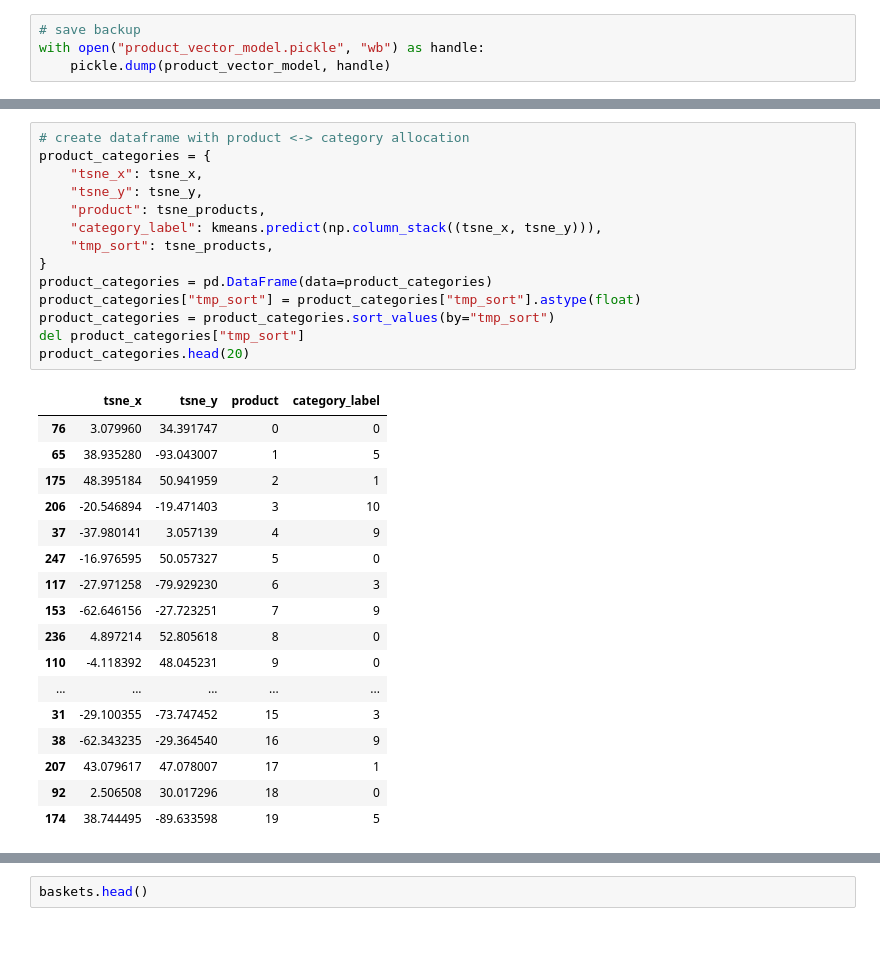
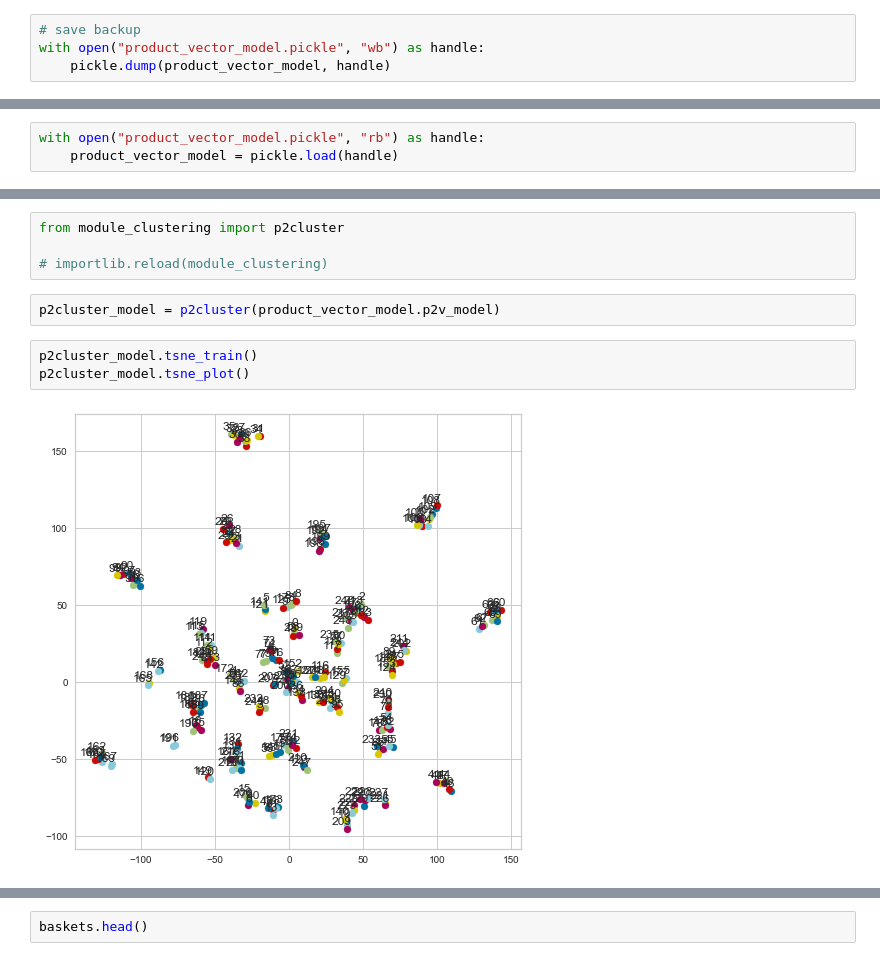
Before and after one commit to AsmirMumin/Retail-Coupon-Recommendation-for-Revenue-Optimization, a Jupyter notebook: MLiM Final Assignment.ipynb, the cells around one changed output, grey strips where cells are left out. Cells and saved outputs as stored; diff of their text form.

```diff
--- a/MLiM Final Assignment.ipynb
+++ b/MLiM Final Assignment.ipynb
@@ -234 +187,4 @@ tsne_x, tsne_y, tsne_products = tsne_plot(product_vector_model.p2v_model, 2, 500
+# %%
+with open("product_vector_model.pickle", "rb") as handle:
+    product_vector_model = pickle.load(handle)
 # %% [markdown]
@@ -268,32 +192,11 @@ sns.scatterplot(x=tsne_x, y=tsne_y, hue=kmeans.labels_, palette="deep")
-# %%
-# create dataframe with product <-> category allocation
-product_categories = {
-    "tsne_x": tsne_x,
-    "tsne_y": tsne_y,
-    "product": tsne_products,
-    "category_label": kmeans.predict(np.column_stack((tsne_x, tsne_y))),
-    "tmp_sort": tsne_products,
-}
-product_categories = pd.DataFrame(data=product_categories)
-product_categories["tmp_sort"] = product_categories["tmp_sort"].astype(float)
-product_categories = product_categories.sort_values(by="tmp_sort")
-del product_categories["tmp_sort"]
-product_categories.head(20)
-# %% [output]
-|  | tsne_x | tsne_y | product | category_label |
-| 76 | 3.079960 | 34.391747 | 0 | 0 |
-| 65 | 38.935280 | -93.043007 | 1 | 5 |
-| 175 | 48.395184 | 50.941959 | 2 | 1 |
-| 206 | -20.546894 | -19.471403 | 3 | 10 |
-| 37 | -37.980141 | 3.057139 | 4 | 9 |
-| 247 | -16.976595 | 50.057327 | 5 | 0 |
-| 117 | -27.971258 | -79.929230 | 6 | 3 |
-| 153 | -62.646156 | -27.723251 | 7 | 9 |
-| 236 | 4.897214 | 52.805618 | 8 | 0 |
-| 110 | -4.118392 | 48.045231 | 9 | 0 |
-| ... | ... | ... | ... | ... |
-| 31 | -29.100355 | -73.747452 | 15 | 3 |
-| 38 | -62.343235 | -29.364540 | 16 | 9 |
-| 207 | 43.079617 | 47.078007 | 17 | 1 |
-| 92 | 2.506508 | 30.017296 | 18 | 0 |
-| 174 | 38.744495 | -89.633598 | 19 | 5 |
+# %%
+from module_clustering import p2cluster
+
+# importlib.reload(module_clustering)
+# %%
+p2cluster_model = p2cluster(product_vector_model.p2v_model)
+# %%
+p2cluster_model.tsne_train()
+p2cluster_model.tsne_plot()
+# %% [output]
+[figure, added]
```
Also changed, not shown: parts of 68 cells of this notebook.
